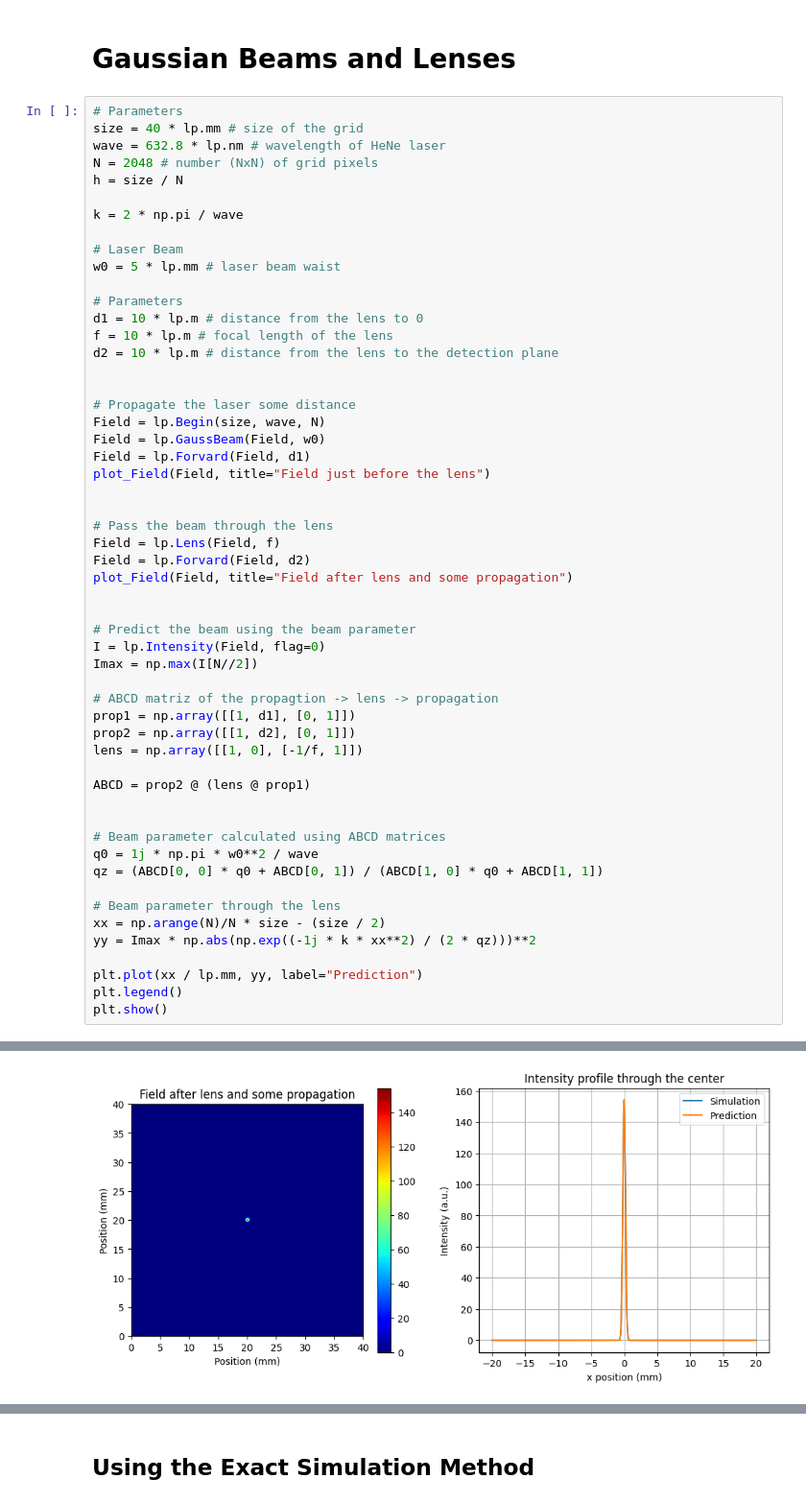
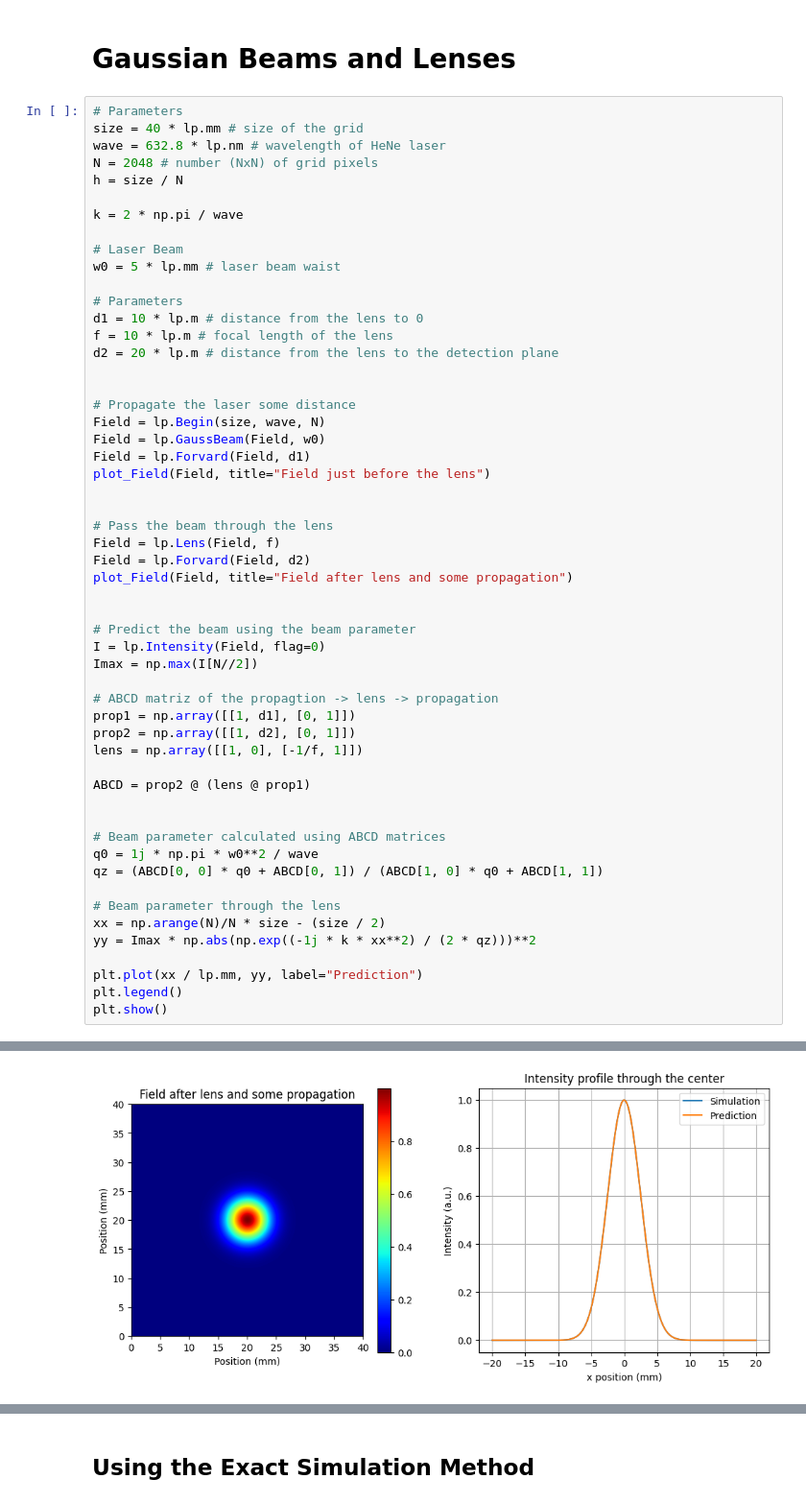
Before and after one commit to guilhermebaos/LightPipes-tutorials, a Jupyter notebook: Ideas/01-Gaussian-Beams.ipynb, the cells around one changed output, grey strips where cells are left out. Shown at 96% size. Drawn from its saved outputs; the diff is of its cells as text.

```diff
--- a/Ideas/01-Gaussian-Beams.ipynb
+++ b/Ideas/01-Gaussian-Beams.ipynb
@@ -106,7 +106,7 @@ w0 = 5 * lp.mm # laser beam waist
 # Parameters
 d1 = 10 * lp.m # distance from the lens to 0
 f = 10 * lp.m # focal length of the lens
-d2 = 10 * lp.m # distance from the lens to the detection plane
+d2 = 20 * lp.m # distance from the lens to the detection plane
 
 
 # Propagate the laser some distance
@@ -120,31 +120,31 @@ plot_Field(Field, title="Field just before the lens")
 Field = lp.Lens(Field, f)
 Field = lp.Forvard(Field, d2)
 plot_Field(Field, title="Field after lens and some propagation")
 
 
 # Predict the beam using the beam parameter
 I = lp.Intensity(Field, flag=0)
 Imax = np.max(I[N//2])
 
 # ABCD matriz of the propagtion -> lens -> propagation
 prop1 = np.array([[1, d1], [0, 1]])
 prop2 = np.array([[1, d2], [0, 1]])
 lens = np.array([[1, 0], [-1/f, 1]])
 
 ABCD = prop2 @ (lens @ prop1)
 
 
 # Beam parameter calculated using ABCD matrices
 q0 = 1j * np.pi * w0**2 / wave
 qz = (ABCD[0, 0] * q0 + ABCD[0, 1]) / (ABCD[1, 0] * q0 + ABCD[1, 1])
 
 # Beam parameter through the lens
 xx = np.arange(N)/N * size - (size / 2)
 yy = Imax * np.abs(np.exp((-1j * k * xx**2) / (2 * qz)))**2
 
 plt.plot(xx / lp.mm, yy, label="Prediction")
 plt.legend()
 plt.show()
 # %% [output]
 [figure]
-[figure, old version]
+[figure, new version]
```
Also changed, not shown: parts of 1 cell of this notebook, 1 other file.
